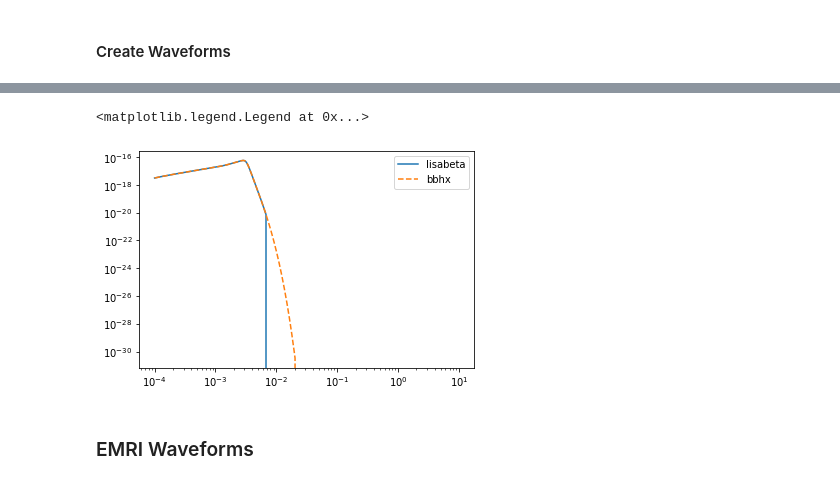
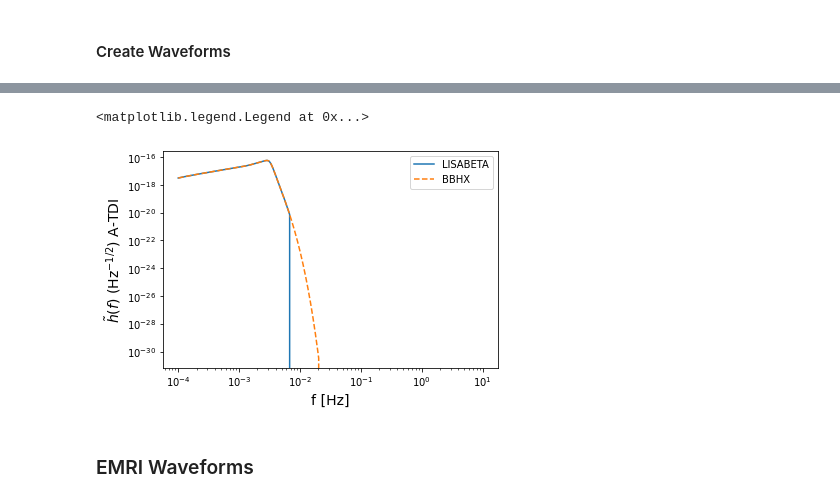
Before and after one commit to mikekatz04/LDC-waveform-generation-tutorial, a Jupyter notebook: Waveform Generation.ipynb, the cells around one changed output, grey strips where cells are left out. Cells and saved outputs as stored; diff of their text form; code cells hidden in the pictures.

```diff
--- a/Waveform Generation.ipynb
+++ b/Waveform Generation.ipynb
@@ -208,10 +212,12 @@ Mismatch: 5.292802862655321e-10
 # %%
-plt.loglog(freq_new, np.abs(lb_wave_all), label="lisabeta")
-plt.loglog(freq_new, np.abs(katz_wave_all), '--', label="bbhx")
+plt.loglog(freq_new, np.abs(lb_wave_all), label="LISABETA")
+plt.loglog(freq_new, np.abs(katz_wave_all), '--', label="BBHX")
+plt.xlabel("f [Hz]", fontsize=14)
+plt.ylabel(r"$\tilde{h}(f)$ (Hz$^{-1/2}$) A-TDI", fontsize=14)
 plt.legend()
 # %% [output]
 <matplotlib.legend.Legend at 0x...>
-[figure, old version]
+[figure, new version]
 # %% [markdown]
 ### EMRI Waveforms
 # %% [markdown]
```
Also changed, not shown: parts of 8 cells of this notebook.
